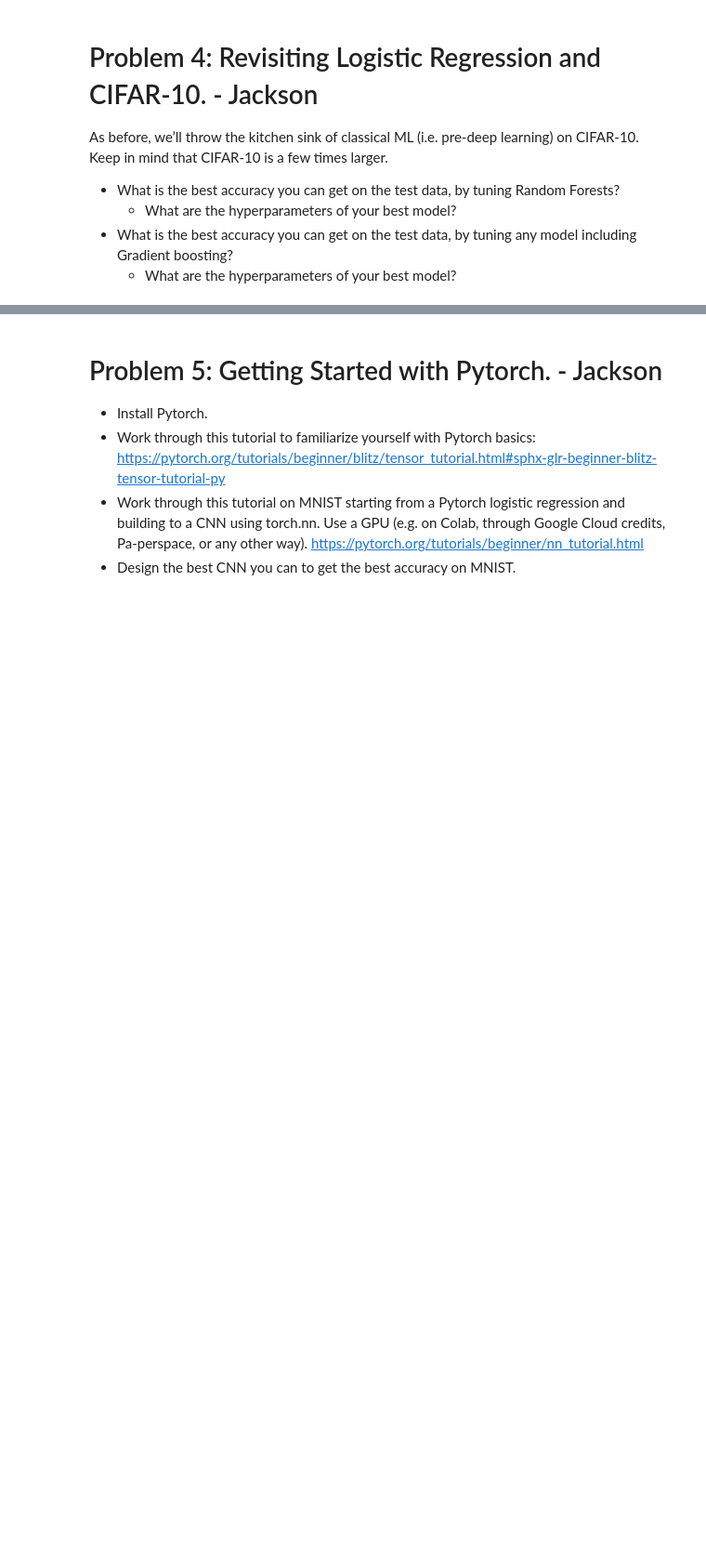
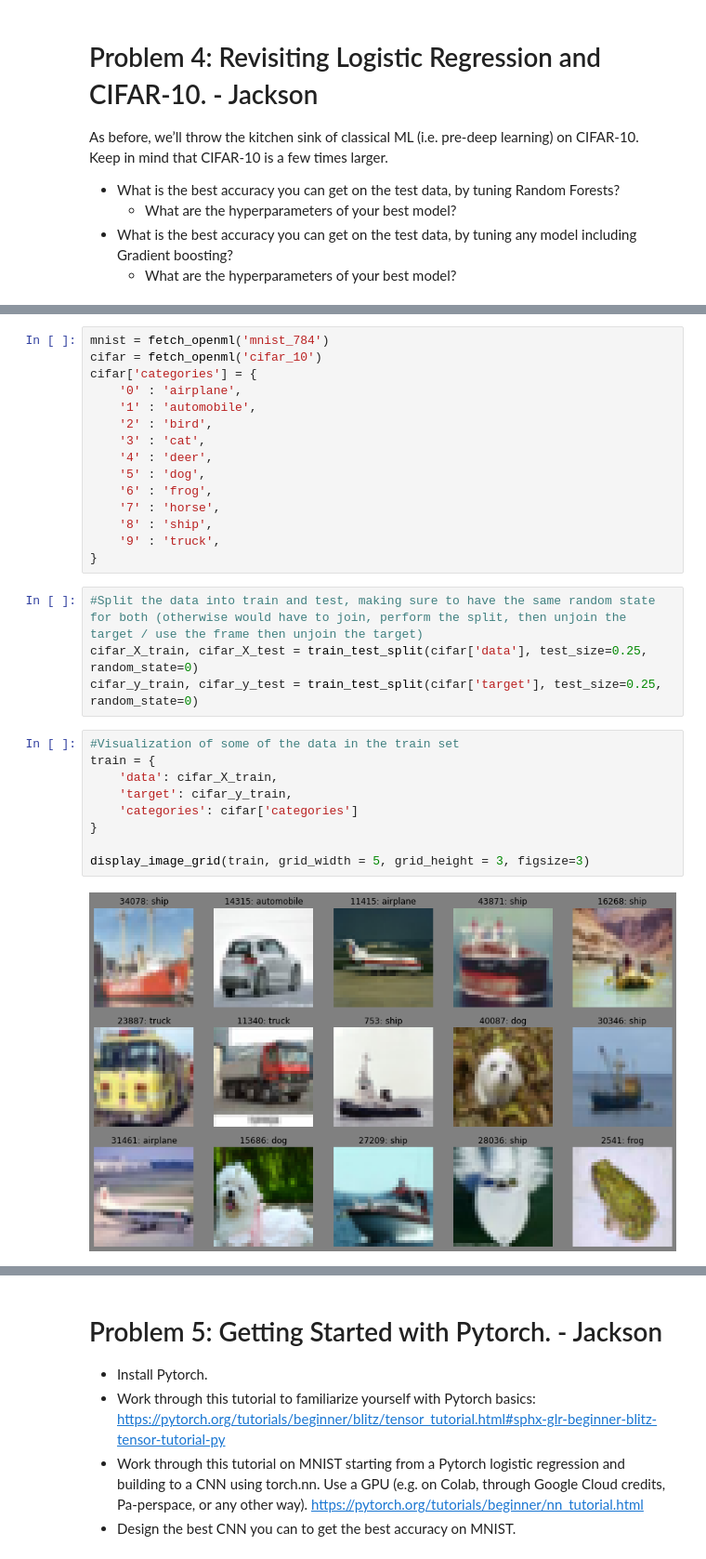
Before and after one commit to JacksonPaull/ee_460j_dslab, a Jupyter notebook: 04_lab/code.ipynb, the cells around one changed output, grey strips where cells are left out. Shown at 93% size. Cells and saved outputs as stored; diff of their text form; blank space fills up the shorter version.

Commit message:
Created train test split and display_image_grid()

```diff
--- a/04_lab/code.ipynb
+++ b/04_lab/code.ipynb
@@ -70,0 +157,30 @@ Keep in mind that CIFAR-10 is a few times larger.
+# %%
+mnist = fetch_openml('mnist_784')
+cifar = fetch_openml('cifar_10')
+cifar['categories'] = {
+    '0' : 'airplane',
+    '1' : 'automobile',
+    '2' : 'bird',
+    '3' : 'cat',
+    '4' : 'deer',
+    '5' : 'dog',
+    '6' : 'frog',
+    '7' : 'horse',
+    '8' : 'ship',
+    '9' : 'truck',
+}
+# %%
+#Split the data into train and test, making sure to have the same random state for both (otherwise would have to join, perform the split, then unjoin the target / use the frame then unjoin the target)
+cifar_X_train, cifar_X_test = train_test_split(cifar['data'], test_size=0.25, random_state=0)
+cifar_y_train, cifar_y_test = train_test_split(cifar['target'], test_size=0.25, random_state=0)
+# %%
+#Visualization of some of the data in the train set
+train = {
+    'data': cifar_X_train,
+    'target': cifar_y_train,
+    'categories': cifar['categories']
+}
+
+display_image_grid(train, grid_width = 5, grid_height = 3, figsize=3)
+# %% [output]
+[figure, added]
```
Also changed, not shown: parts of 3 cells of this notebook.
